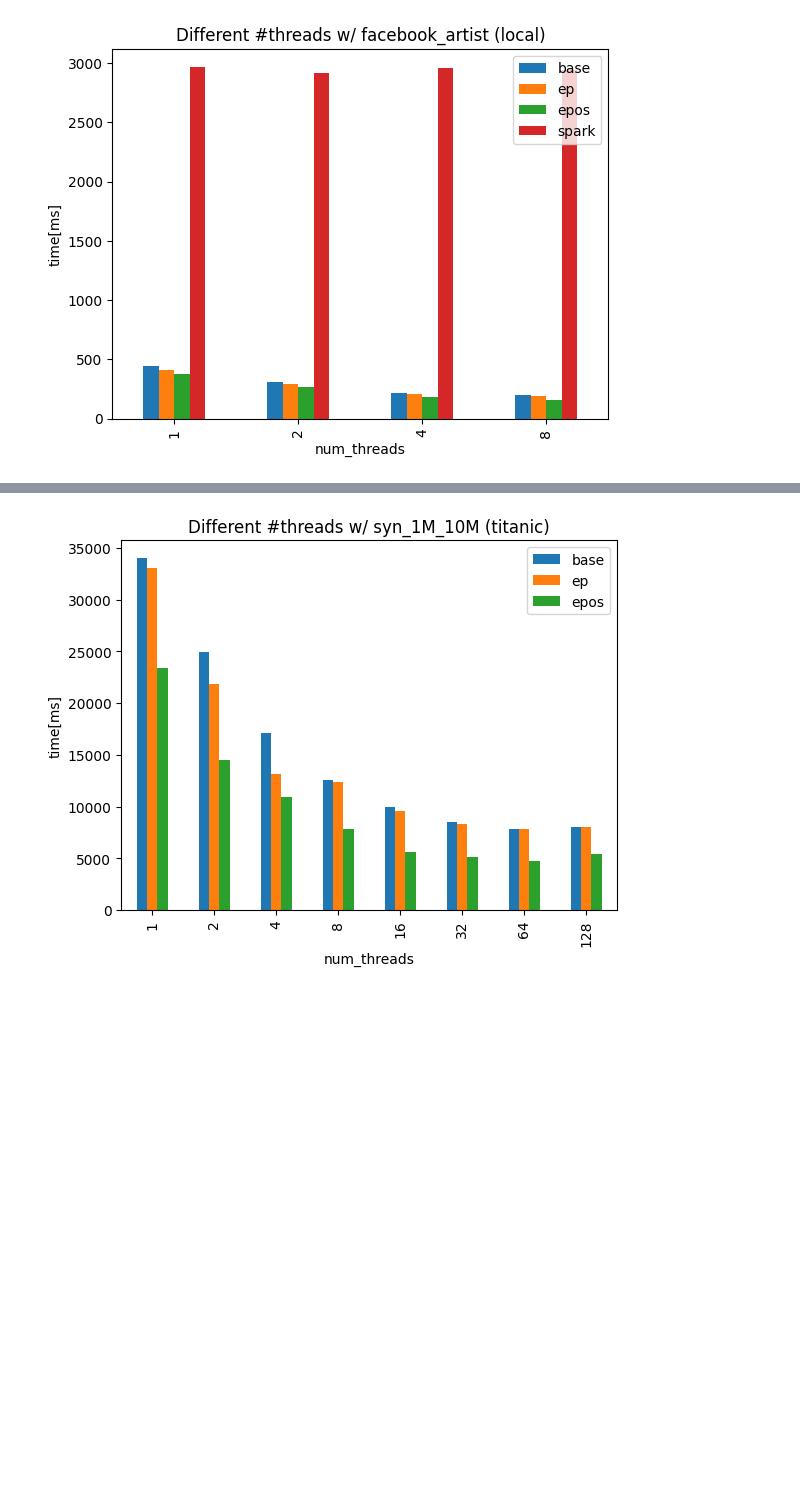
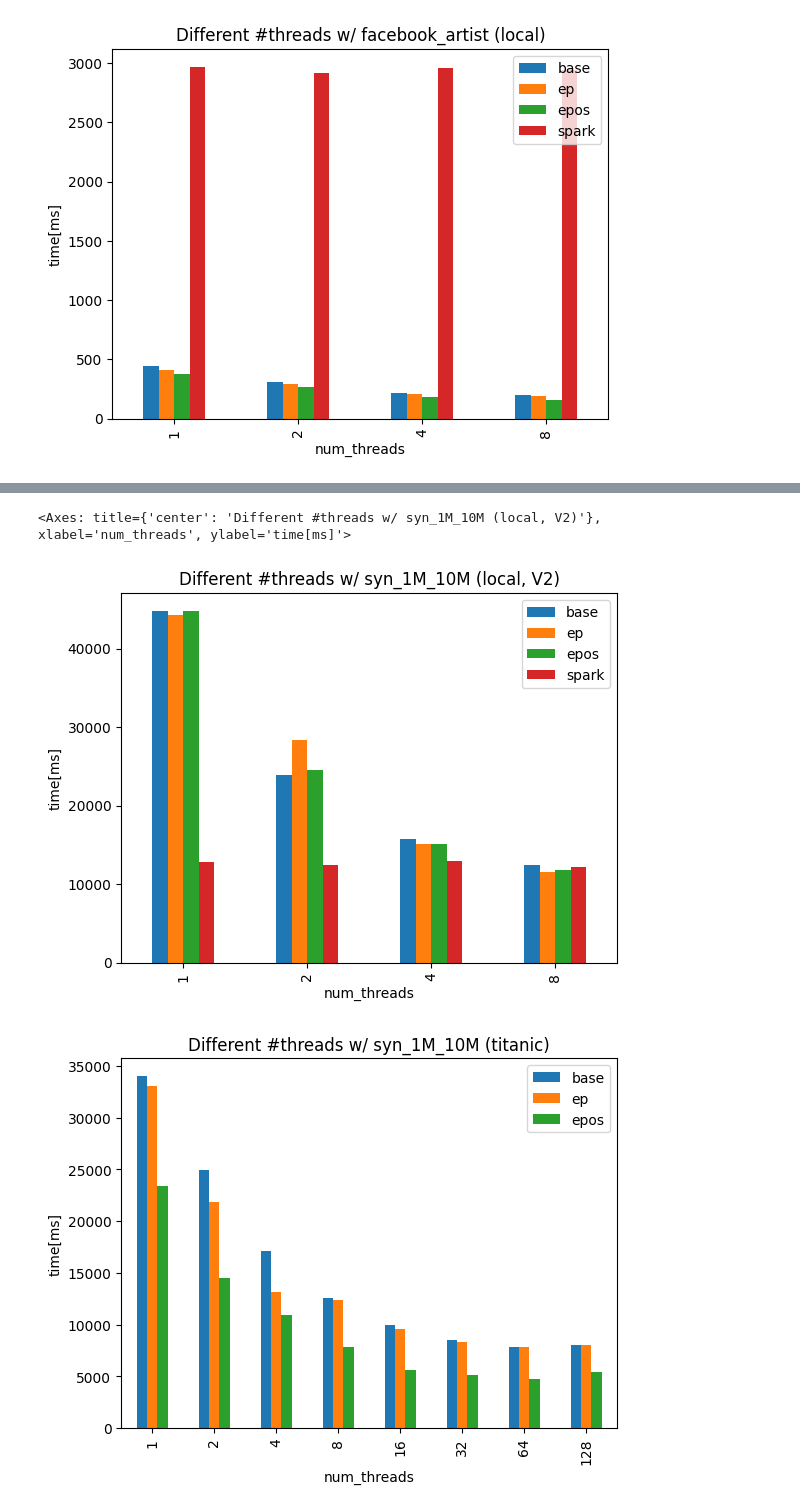
Before and after one commit to dSampietro/Rusty-CRACKER, a Jupyter notebook: plotting/nbk.ipynb, the cells around one changed output, grey strips where cells are left out. Cells and saved outputs as stored; diff of their text form; code cells hidden in the pictures; blank space fills up the shorter version.

Commit message:
V2 perf plotting

```diff
--- a/plotting/nbk.ipynb
+++ b/plotting/nbk.ipynb
@@ -44,3 +44,11 @@ info\
+# %%
+info = pd.read_csv("V2_syn_1M_10M_diffThread.csv")
+
+info\
+    .plot(x="num_threads", ylabel="time[ms]", kind="bar", stacked=False, title="Different #threads w/ syn_1M_10M (local, V2)")
+# %% [output]
+<Axes: title={'center': 'Different #threads w/ syn_1M_10M (local, V2)'}, xlabel='num_threads', ylabel='time[ms]'>
+[figure, added]
 # %%
 info = pd.read_csv("(titanic)syn_1M_10M_diffThread.csv")
 
```
Also changed, not shown: parts of 1 cell of this notebook, 1 other file.
